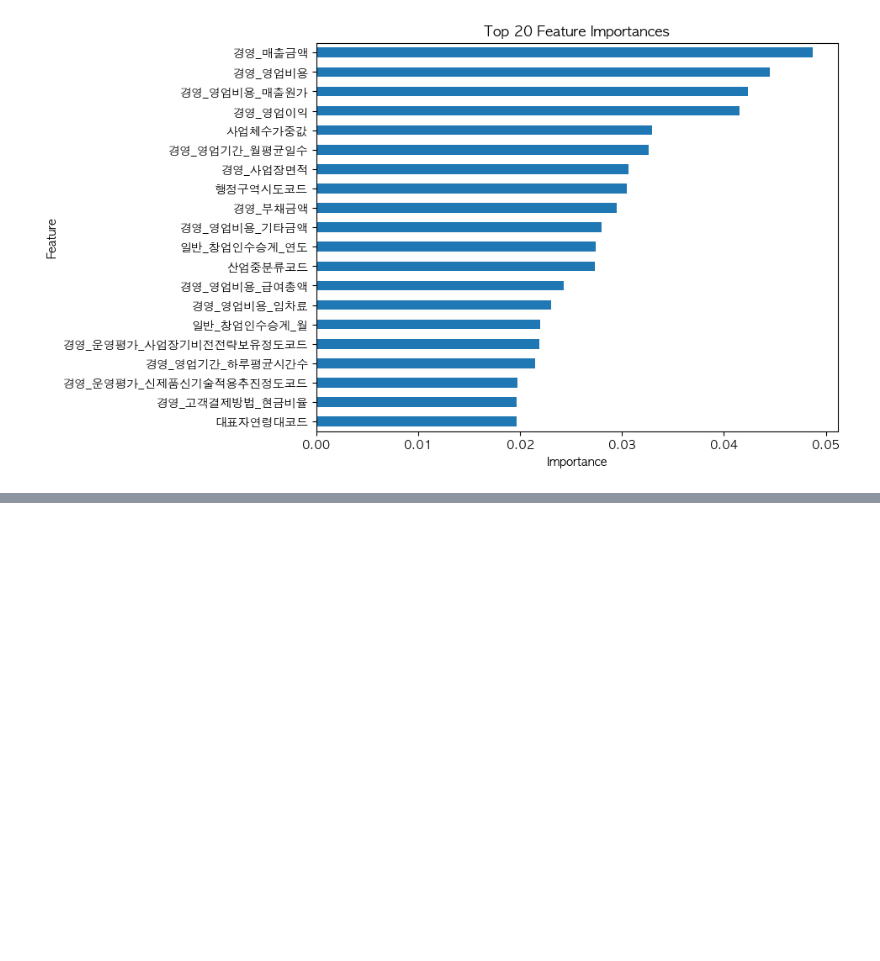
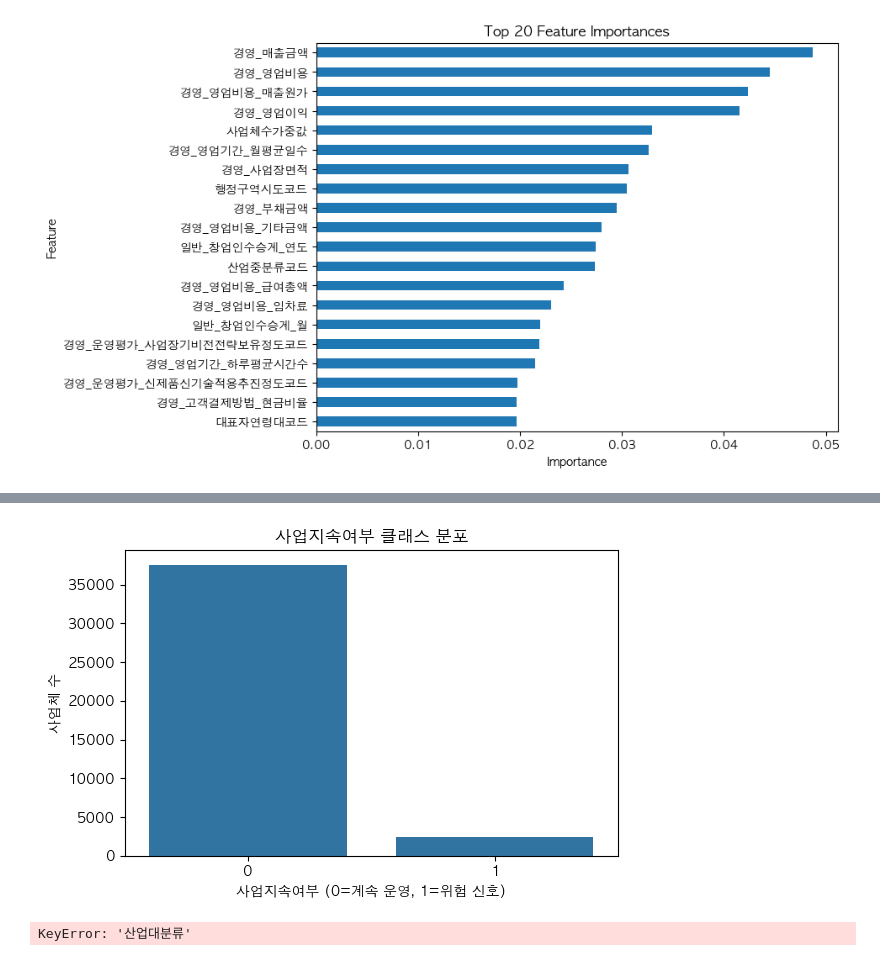
Before and after one commit to JeongmiGa/small-business-closure-risk-prediction, a Jupyter notebook: notebooks/small_business_risk_prediction.ipynb, the cells around one changed output, grey strips where cells are left out. Saved outputs shown, nothing was run; the diff lists cells and outputs as text; code cells hidden in the pictures; blank space fills up the shorter version.

Commit message:
Make export cell use raw dataset for visualization inputs

```diff
--- a/notebooks/small_business_risk_prediction.ipynb
+++ b/notebooks/small_business_risk_prediction.ipynb
@@ -871,0 +814,68 @@ print('저장 완료:', sorted([p.name for p in image_dir.glob('*.png')]))
+# %%
+from pathlib import Path
+import matplotlib.pyplot as plt
+import seaborn as sns
+import pandas as pd
+
+image_dir = Path('../images')
+image_dir.mkdir(parents=True, exist_ok=True)
+
+# 현재 df는 전처리 이후 상태이므로, 시각화에 필요한 최소 컬럼은 원본 데이터를 다시 불러와 별도로 사용
+raw_df = pd.read_csv('/Users/jmi/기타/2023_연간자료_등록기반_20260311_01354.csv', encoding='cp949')
+
+# 원본 데이터 기준 위험신호 타깃 생성
+raw_df['사업지속여부'] = raw_df['사업전환_운영계획코드'].map({1:0, 2:1, 3:1, 4:1})
+
+# 1. 클래스 불균형 분포
+plt.figure(figsize=(6,4))
+sns.countplot(x='사업지속여부', data=raw_df)
+plt.title('사업지속여부 클래스 분포')
+plt.xlabel('사업지속여부 (0=계속 운영, 1=위험 신호)')
+plt.ylabel('사업체 수')
+plt.tight_layout()
+plt.savefig(image_dir / 'class_distribution.png', dpi=300, bbox_inches='tight')
+plt.show()
+
+# 2. 산업대분류별 폐업 비율
+industry_major_map = {
+    'C': '제조업', 'F': '건설업', 'G': '도소매업', 'I': '숙박음식점업',
+    'J': '정보통신업', 'L': '부동산업', 'M': '전문과학기술업', 'N': '사업시설지원업',
+    'P': '교육서비스업', 'R': '예술스포츠여가업', 'S': '수리기타서비스업'
+}
+raw_df['산업대분류'] = raw_df['산업대분류코드'].map(industry_major_map)
+industry_exit_rate = raw_df.groupby('산업대분류')['사업지속여부'].mean() * 100
+plt.figure(figsize=(8,6))
+industry_exit_rate.sort_values().plot(kind='barh')
+plt.xlabel('폐업 비율 (%)')
+plt.title('산업대분류별 폐업 비율')
+plt.tight_layout()
+plt.savefig(image_dir / 'industry_exit_rate.png', dpi=300, bbox_inches='tight')
+plt.show()
+
+# 3. Confusion Matrix
+disp.plot(cmap='Blues', values_format='d')
+plt.title('Confusion Matrix')
+plt.tight_layout()
+plt.savefig(image_dir / 'confusion_matrix.png', dpi=300, bbox_inches='tight')
+plt.show()
+
+# 4. Feature Importance Top 20
+plt.figure(figsize=(8,6))
+feature_importance.head(20).sort_values().plot(kind='barh')
+plt.title('Top 20 Feature Importances')
+plt.xlabel('Importance')
+plt.ylabel('Feature')
+plt.tight_layout()
+plt.savefig(image_dir / 'feature_importance_top20.png', dpi=300, bbox_inches='tight')
+plt.show()
+
+# 5. SHAP Summary Plot
+shap.summary_plot(shap_num, X_num, max_display=20, show=False)
+plt.tight_layout()
+plt.savefig(image_dir / 'shap_summary.png', dpi=300, bbox_inches='tight')
+plt.show()
+
+print('저장 완료:', sorted([p.name for p in image_dir.glob('*.png')]))
+# %% [output]
+[figure, added]
+KeyError: '산업대분류'
```
Also changed, not shown: parts of 3 cells of this notebook.
